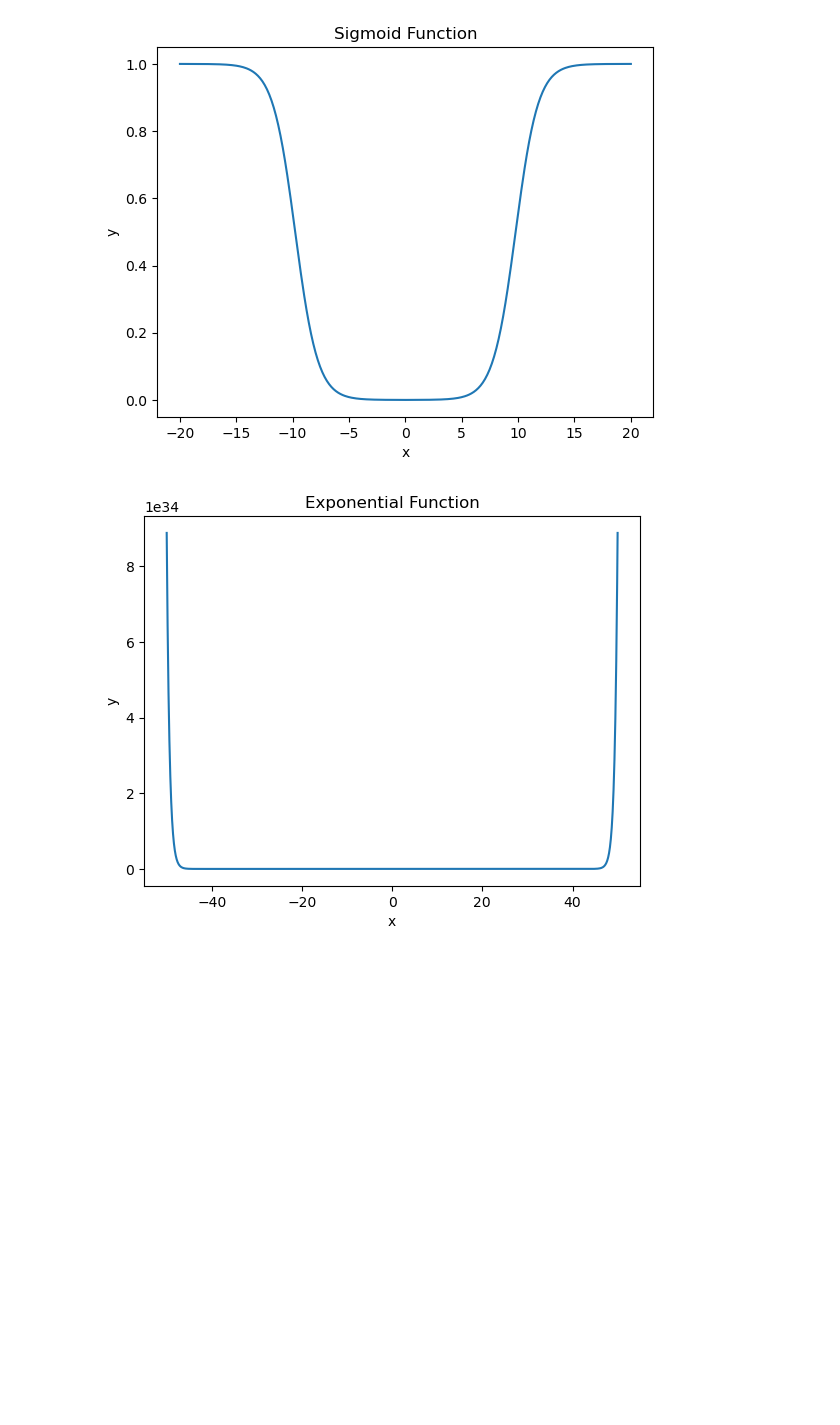
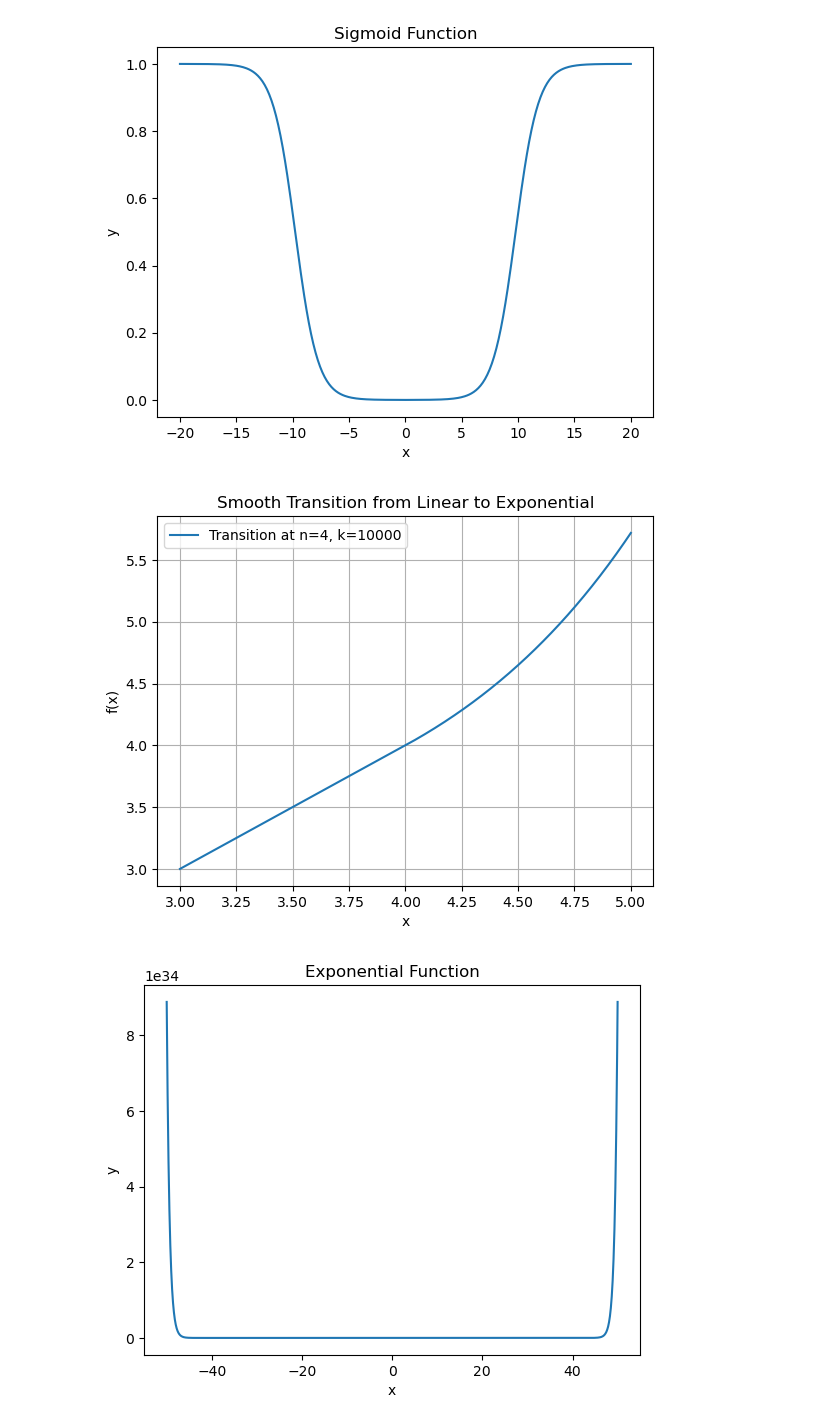
Before and after one commit to JeansAthiwat/parking-customer-count, a Jupyter notebook: 90testusefulfn.ipynb, the cells around one changed output. Cells and saved outputs as stored; diff of their text form; code cells hidden in the pictures; blank space fills up the shorter version.

```diff
--- a/90testusefulfn.ipynb
+++ b/90testusefulfn.ipynb
@@ -25,6 +25,37 @@ plt.ylabel('y')
 plt.show()
 # %% [output]
 [figure]
+# %%
+import numpy as np
+import matplotlib.pyplot as plt
+
+def smooth_transition(x, n, k):
+    """Smooth transition function from linear to exponential behavior."""
+    sigmoid = 1 / (1 + np.exp(-k * (x - n)))
+    linear_part = x
+    exponential_part = np.exp(x - n) + n - 1
+    return linear_part * (1 - sigmoid) + exponential_part * sigmoid
+
+# Parameters
+n = 4  # Transition point
+k = 10000  # Smoothness of the transition
+
+# Generate x values
+x_values = np.linspace(3,5, 500)
+
+# Calculate y values
+y_values = smooth_transition(x_values, n, k)
+
+# Plot the function
+plt.plot(x_values, y_values, label=f"Transition at n={n}, k={k}")
+plt.xlabel('x')
+plt.ylabel('f(x)')
+plt.title('Smooth Transition from Linear to Exponential')
+plt.legend()
+plt.grid(True)
+plt.show()
+# %% [output]
+[figure, added]
 # %%
 import matplotlib.pyplot as plt
 import numpy as np
```
Also changed, not shown: 2 other files.
